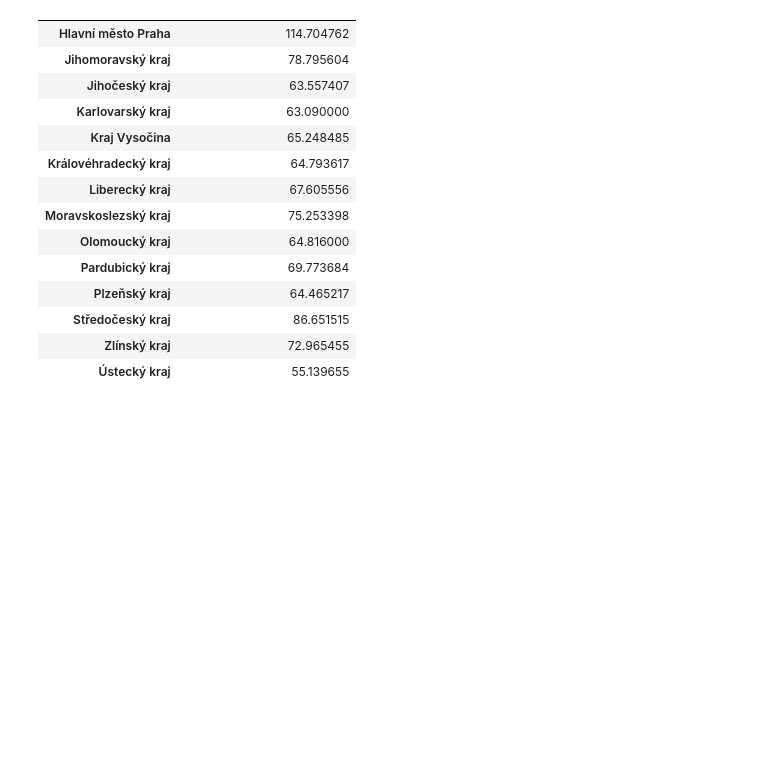
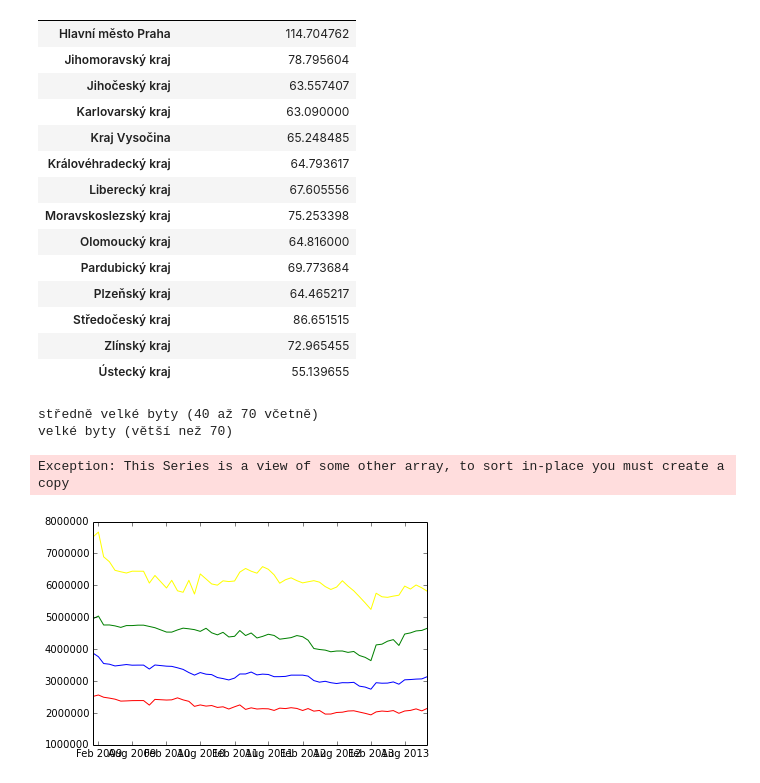
Before and after one commit to economia/dostupnost-bydleni, a Jupyter notebook: dostupnost-bydleni.ipynb, the cells around one changed output. Saved outputs shown, nothing was run; the diff lists cells and outputs as text; code cells hidden in the pictures; blank space fills up the shorter version.

```diff
--- a/dostupnost-bydleni.ipynb
+++ b/dostupnost-bydleni.ipynb
@@ -54,3 +41,9 @@ najmy.groupby(['kraj']).agg({'najemne_min (kc/m2/mesic)':{'Min nájemné': 'mean
 | Středočeský kraj | 86.651515 |
 | Zlínský kraj | 72.965455 |
 | Ústecký kraj | 55.139655 |
+# %%
+for najem in najmy['velikostni kategorie'].unique():
+    print najem
+# %% [output]
+středně velké byty (40 až 70 včetně)
+velké byty (větší než 70)
@@ -57 +57,26 @@ najmy.groupby(['kraj']).agg({'najemne_min (kc/m2/mesic)':{'Min nájemné': 'mean
+# %%
+data[(data.id_kraj == 1001) & (data.byt == '1+1')].mesic.sort()
+# %% [output]
+Exception: This Series is a view of some other array, to sort in-place you must create a copy
+# %%
+stamps = data[(data.byt == '1+1') & (data.id_kraj == 1001)]['datum']
+cena = data[(data.byt == '1+1') & (data.id_kraj == 1001)]['cena']
+
+cena2 = data[(data.byt == '2+1') & (data.id_kraj == 1001)]['cena']
+cena3 = data[(data.byt == '3+1') & (data.id_kraj == 1001)]['cena']
+cena4 = data[(data.byt == '4+1') & (data.id_kraj == 1001)]['cena']
+
+
+
+pl.plot(stamps, cena, c="red")
+pl.plot(stamps, cena2, c="blue")
+pl.plot(stamps, cena3, c="green")
+pl.plot(stamps, cena4, c="yellow")
+
+
+pl.show()
+
+#cena.resample('A-jul').plot(kind='line')
+# %% [output]
+[figure, added]
 # %%
```
Also changed, not shown: parts of 13 cells of this notebook.
